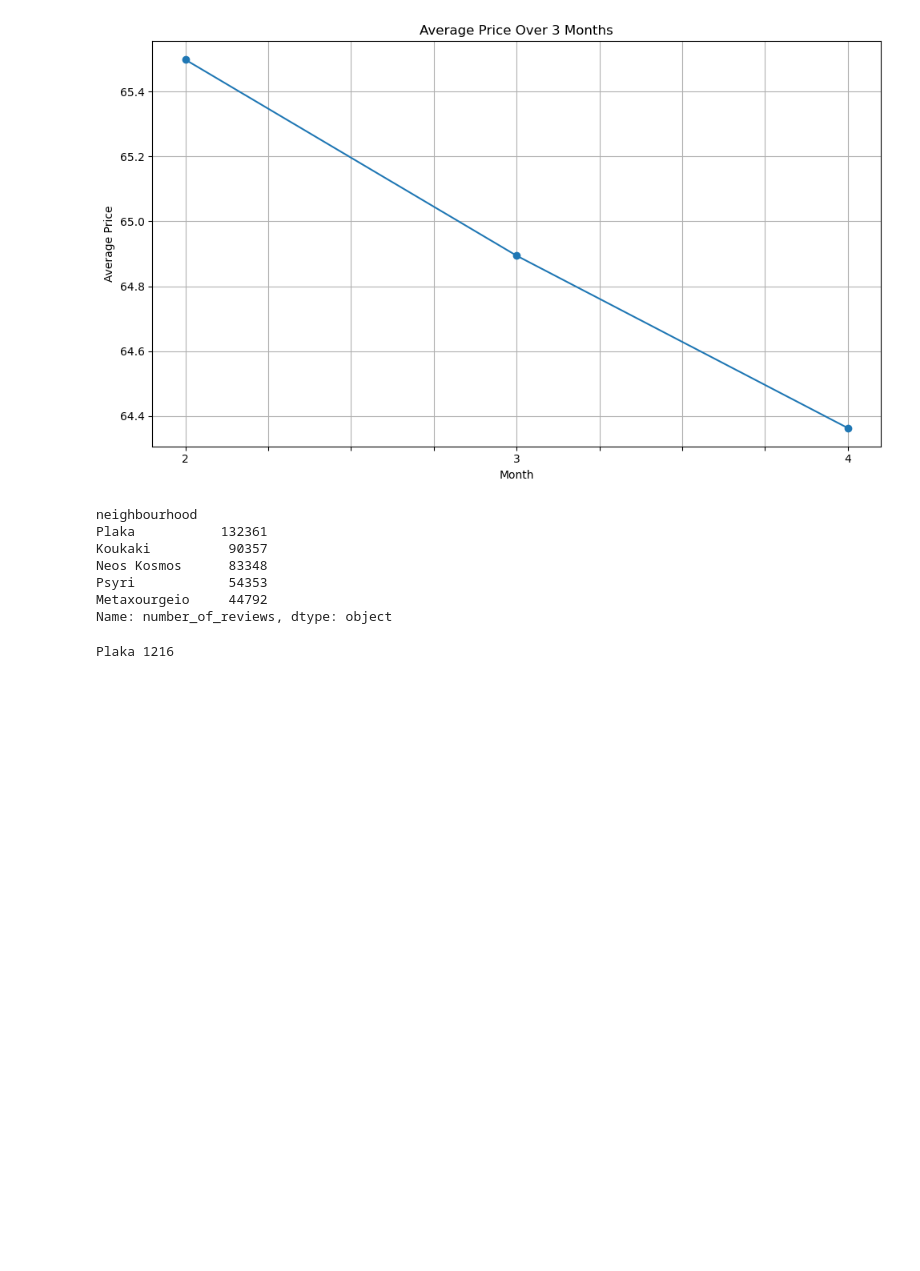
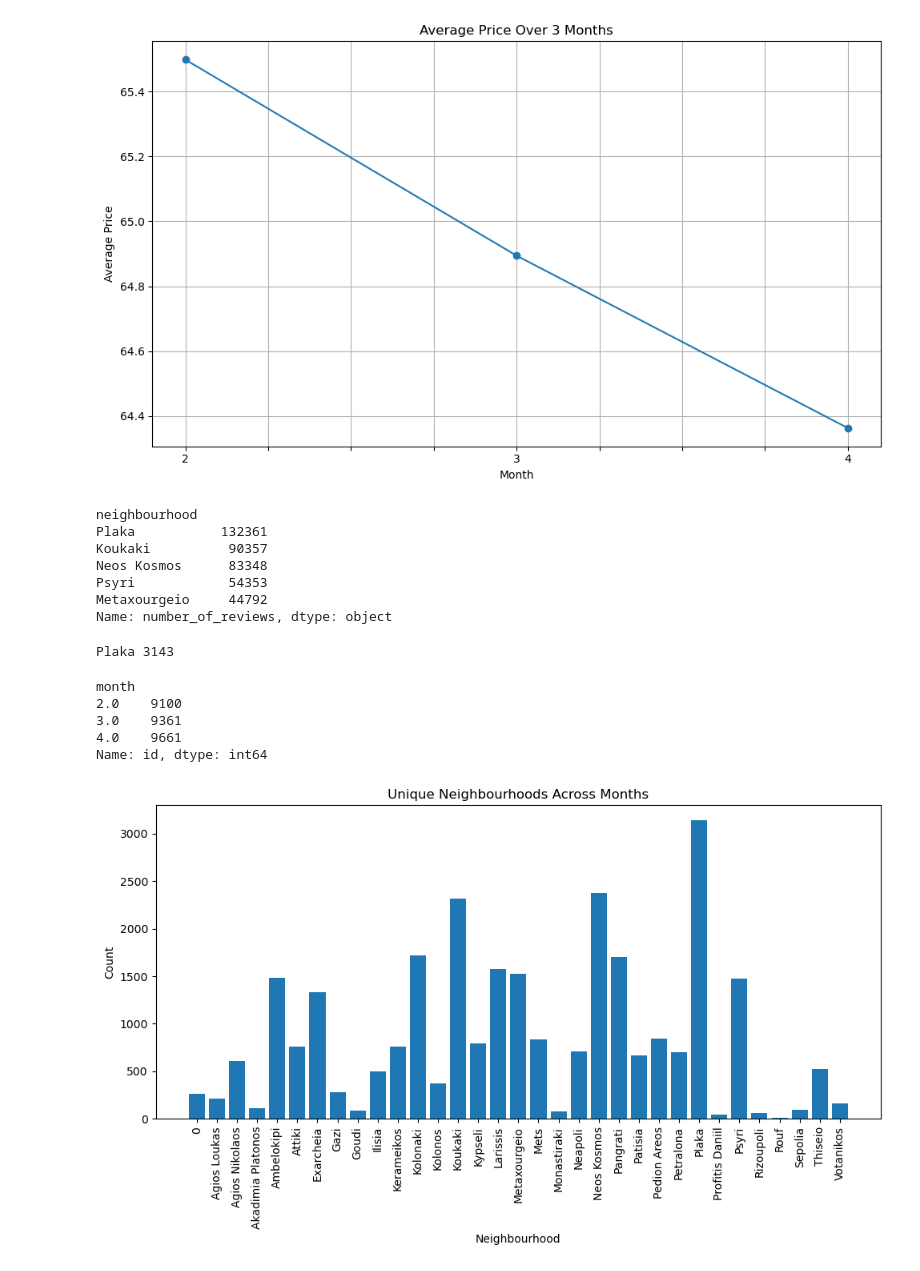
Before and after one commit to vaggeliskg/Data-Mining-Techniques-Project1, a Jupyter notebook: data_exploration.ipynb, the cells around one changed output. Cells and saved outputs as stored; diff of their text form; code cells hidden in the pictures; blank space fills up the shorter version.

```diff
--- a/data_exploration.ipynb
+++ b/data_exploration.ipynb
@@ -135,12 +135,73 @@ Neos Kosmos      83348
 Psyri            54353
 Metaxourgeio     44792
 Name: number_of_reviews, dtype: object
-# %%
-properties = df_combined.groupby('neighbourhood')['id'].nunique()
-
-number_of_properties = properties.idxmax()
-hh = properties.max()
-print(number_of_properties,hh)
-#number_of_properties = properties.value_counts().idxmax()
-# %% [output]
-Plaka 1216
+# %%
+# 1.4
+df_combined['last_scraped'] = pd.to_datetime(df_combined['last_scraped'])
+
+# Extract month from date
+df_combined['month'] = df_combined['last_scraped'].dt.month.astype('float')
+
+properties = df_combined.groupby(['neighbourhood','month'])['id'].nunique()
+
+neighborhood_total_counts = properties.groupby('neighbourhood').sum()
+
+max_property = neighborhood_total_counts.idxmax()
+max_number = neighborhood_total_counts.max()
+print(max_property,max_number)
+#number_of_properties = properties.value_counts().idxmax()
+# %% [output]
+Plaka 3143
+# %%
+# 1.5
+df_combined['last_scraped'] = pd.to_datetime(df_combined['last_scraped'])
+
+# Extract month from date
+df_combined['month'] = df_combined['last_scraped'].dt.month.astype('float')
+
+neighborhood_month_counts = df_combined.groupby(['neighbourhood', 'month'])['id'].nunique()
+neighborhood_total_counts = neighborhood_month_counts.groupby('neighbourhood').sum()
+#kataxoriseis ana geitonia(diaforetikes mallon?)
+neighborhood_total_counts
+
+neighborhood_month_id_counts = df_combined.groupby('month')['id'].count()
+
+print(neighborhood_month_id_counts)
+# %% [output]
+month
+2.0    9100
+3.0    9361
+4.0    9661
+Name: id, dtype: int64
+# %%
+# 1.6
+# Group the data by 'neighbourhood' and 'month' and count the number of unique neighborhoods
+# unique_neighborhoods = df_combined.groupby(['neighbourhood', 'month'])['id'].size()
+# unique_neighborhoods
+# thelw na pethano den kanw plaka
+
+df_combined['last_scraped'] = pd.to_datetime(df_combined['last_scraped'])
+
+# Extract month from date
+df_combined['month'] = df_combined['last_scraped'].dt.month.astype('float')
+
+properties = df_combined.groupby(['neighbourhood','month'])['id'].nunique()
+
+neighborhood_total_counts = properties.groupby('neighbourhood').sum()
+# Plot histogram
+plt.figure(figsize=(10, 6))
+plt.bar(neighborhood_total_counts.index.get_level_values('neighbourhood'), neighborhood_total_counts)
+
+# Rotate the x-axis labels for better readability
+plt.xticks(rotation=90)
+
+# Set labels and title
+plt.xlabel('Neighbourhood')
+plt.ylabel('Count')
+plt.title('Unique Neighbourhoods Across Months')
+
+# Show the plot
+plt.tight_layout()
+plt.show()
+# %% [output]
+[figure, added]
```
Also changed, not shown: parts of 1 cell of this notebook.
